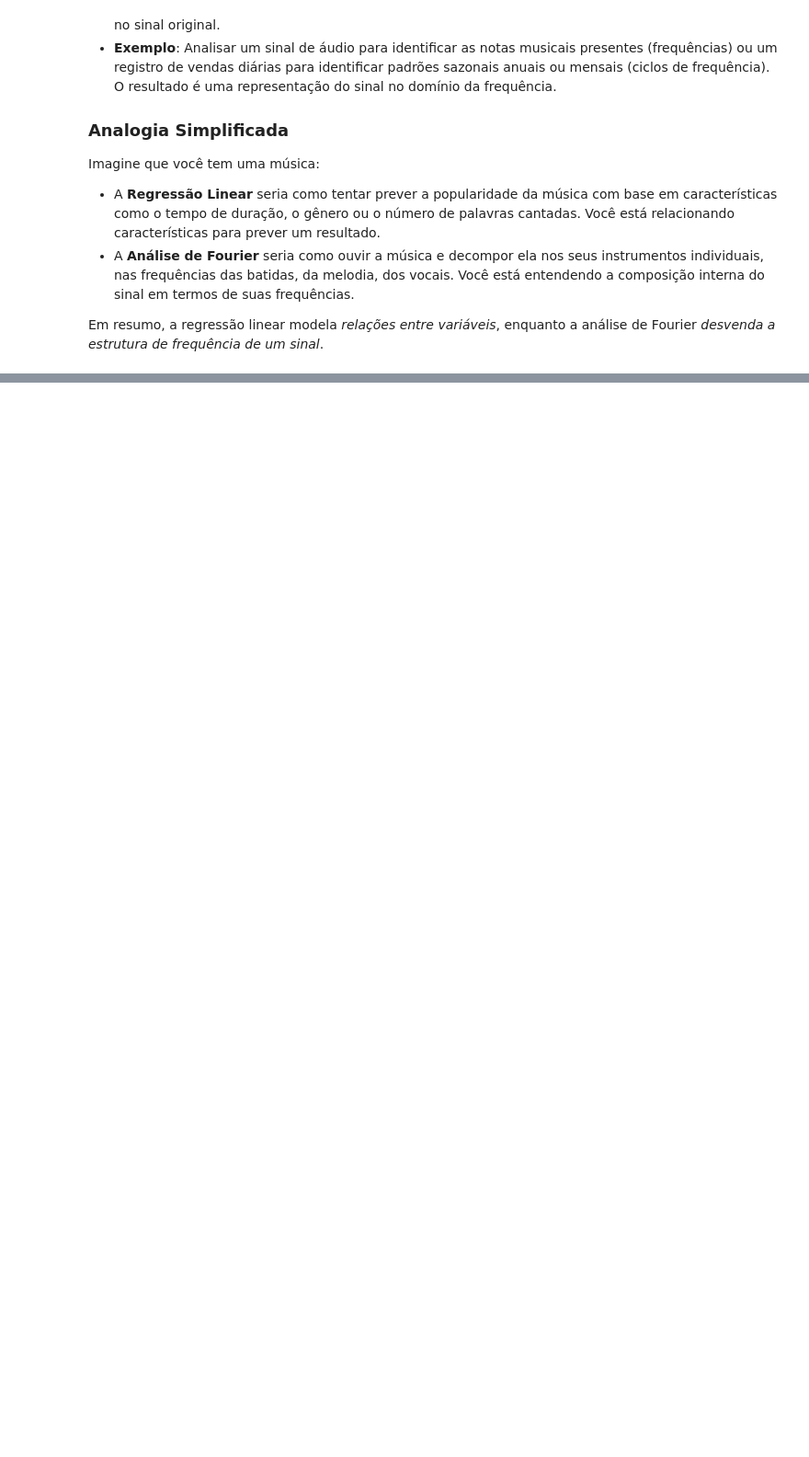
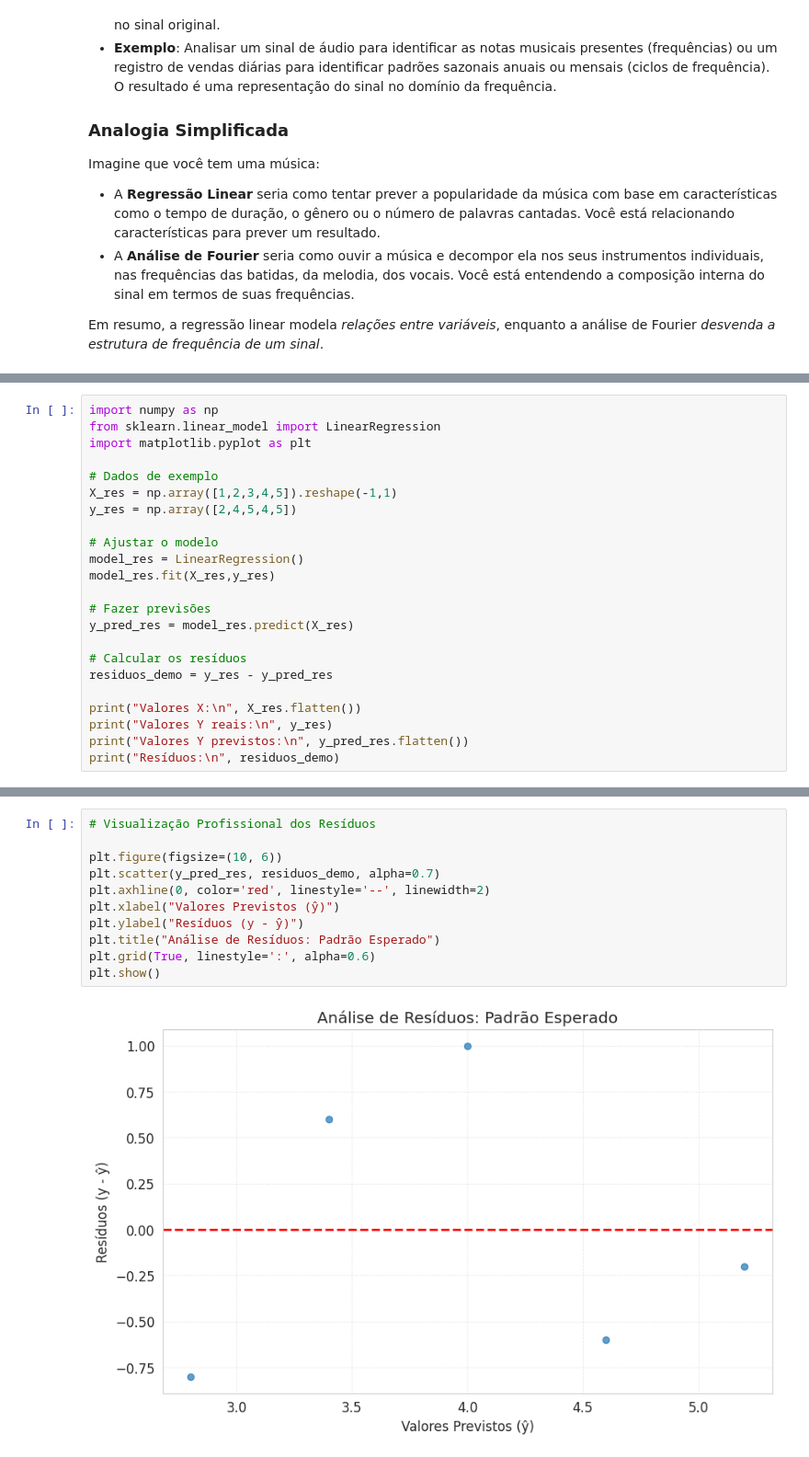
Before and after one commit to lorramrj/AI-Fundamentals, a Jupyter notebook: 10_LinearRegression.ipynb, the cells around one changed output, grey strips where cells are left out. Shown at 92% size. Cells and saved outputs as stored; diff of their text form; blank space fills up the shorter version.

```diff
--- a/10_LinearRegression.ipynb
+++ b/10_LinearRegression.ipynb
@@ -739,0 +915,23 @@ Em resumo, a regressão linear modela *relações entre variáveis*, enquanto a
+# %%
+import numpy as np
+from sklearn.linear_model import LinearRegression
+import matplotlib.pyplot as plt
+
+# Dados de exemplo
+X_res = np.array([1,2,3,4,5]).reshape(-1,1)
+y_res = np.array([2,4,5,4,5])
+
+# Ajustar o modelo
+model_res = LinearRegression()
+model_res.fit(X_res,y_res)
+
+# Fazer previsões
+y_pred_res = model_res.predict(X_res)
+
+# Calcular os resíduos
+residuos_demo = y_res - y_pred_res
+
+print("Valores X:\n", X_res.flatten())
+print("Valores Y reais:\n", y_res)
+print("Valores Y previstos:\n", y_pred_res.flatten())
+print("Resíduos:\n", residuos_demo)
@@ -739,0 +947,13 @@ Em resumo, a regressão linear modela *relações entre variáveis*, enquanto a
+# %%
+# Visualização Profissional dos Resíduos
+
+plt.figure(figsize=(10, 6))
+plt.scatter(y_pred_res, residuos_demo, alpha=0.7)
+plt.axhline(0, color='red', linestyle='--', linewidth=2)
+plt.xlabel("Valores Previstos (ŷ)")
+plt.ylabel("Resíduos (y - ŷ)")
+plt.title("Análise de Resíduos: Padrão Esperado")
+plt.grid(True, linestyle=':', alpha=0.6)
+plt.show()
+# %% [output]
+[figure, added]
```
Also changed, not shown: parts of 11 cells of this notebook.
